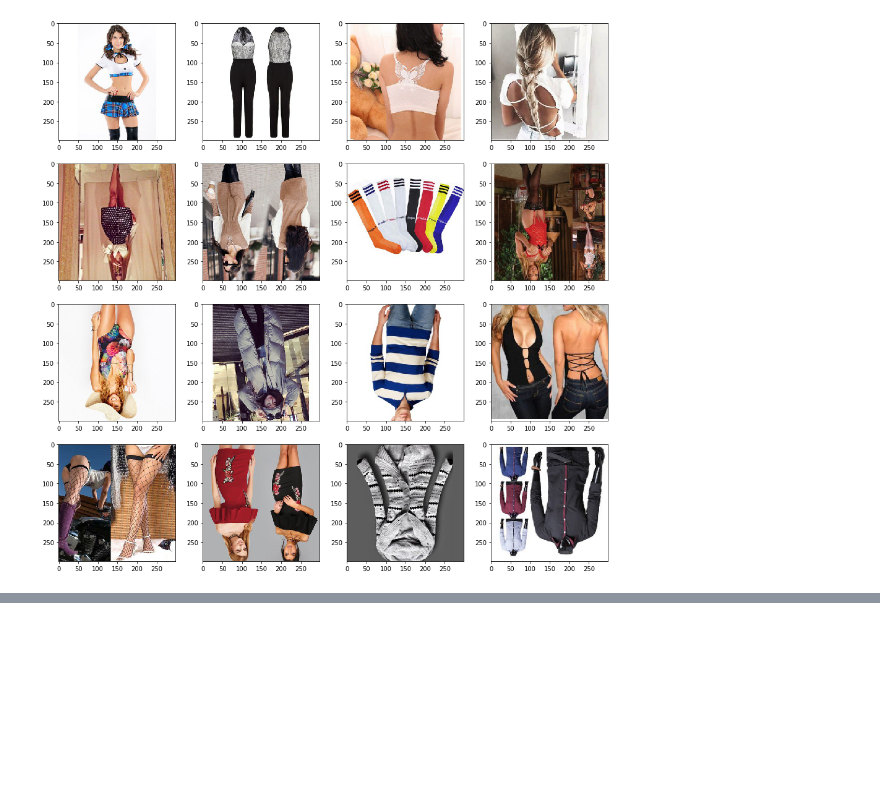
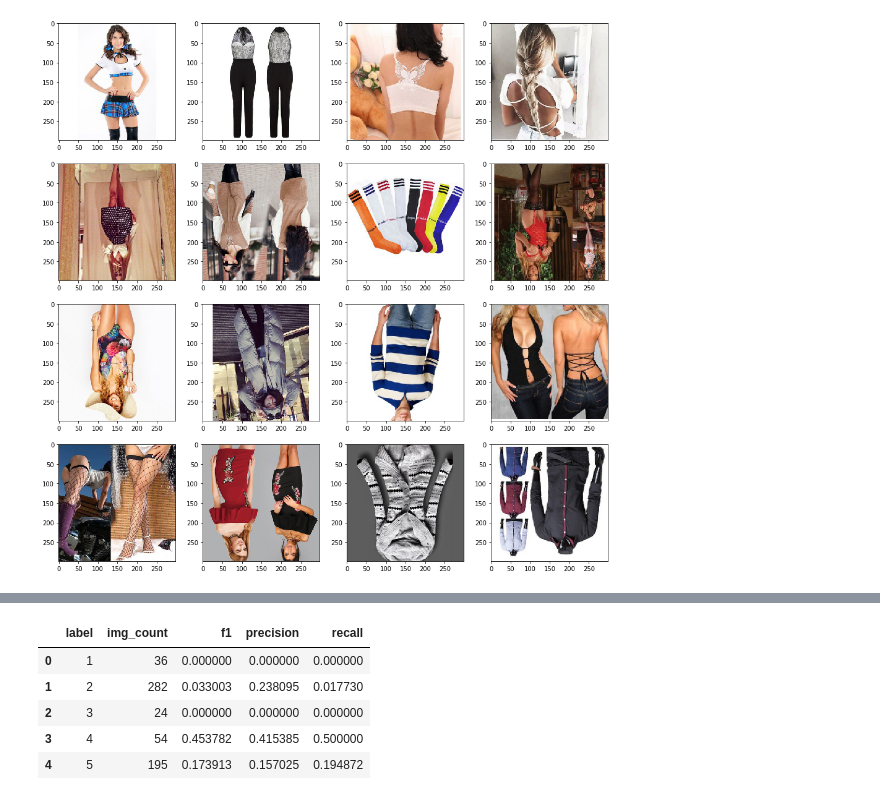
Before and after one commit to minfawang/cs231n-fashion, a Jupyter notebook: code/code_test.ipynb, the cells around one changed output, grey strips where cells are left out. Cells and saved outputs as stored; diff of their text form; code cells hidden in the pictures; blank space fills up the shorter version.

```diff
--- a/code/code_test.ipynb
+++ b/code/code_test.ipynb
@@ -354,0 +410,5 @@ for i in range(nrows):
+# %%
+valid_truth_img_to_labels_map = {
+    int(image['imageId']) : map(int, annotation['labelId'])
+    for image, annotation in zip(valid_json['images'], valid_json['annotations'])
+}
@@ -354,0 +429,14 @@ for i in range(nrows):
+# %%
+from collections import defaultdict
+
+def reverse_img_to_labels_map(img_to_labels_map):
+    label_to_imgs_map = defaultdict(list)
+    for img_id, labels in img_to_labels_map.items():
+        for label_id in labels:
+            label_to_imgs_map[label_id] += img_id,
+    return label_to_imgs_map
+
+valid_pred_label_to_imgs_map = reverse_img_to_labels_map(valid_pred_img_to_labels_map)
+valid_truth_label_to_imgs_map = reverse_img_to_labels_map(valid_truth_img_to_labels_map)
+print('valid pred labels: {}'.format(len(valid_pred_label_to_imgs_map)))
+print('valid truth labels: {}'.format(len(valid_truth_label_to_imgs_map)))
@@ -354,0 +481,29 @@ for i in range(nrows):
+# %%
+import pandas as pd
+
+def create_f1_df(pred_label_to_imgs_map, truth_label_to_imgs_map):
+    f1_dict = {
+        'label': [],
+        'img_count': [],
+        'f1': [],
+        'precision': [],
+        'recall': [],
+    }
+
+    for label_id in range(1, 229):
+        img_count = len(truth_label_to_imgs_map.get(label_id, []))
+        f1, precision, recall = get_f1_for_label(label_id, pred_label_to_imgs_map, truth_label_to_imgs_map)
+
+        f1_dict['label'] += label_id,
+        f1_dict['img_count'] += img_count,
+        f1_dict['f1'] += f1,
+        f1_dict['precision'] += precision,
+        f1_dict['recall'] += recall,
+
+
+    f1_df = pd.DataFrame.from_dict(f1_dict)
+    return f1_df
+
+f1_df = create_f1_df(valid_pred_label_to_imgs_map, valid_truth_label_to_imgs_map)
+f1_df.head()
+# %% [output]
@@ -354,0 +513,6 @@ for i in range(nrows):
+|  | label | img_count | f1 | precision | recall |
+| 0 | 1 | 36 | 0.000000 | 0.000000 | 0.000000 |
+| 1 | 2 | 282 | 0.033003 | 0.238095 | 0.017730 |
+| 2 | 3 | 24 | 0.000000 | 0.000000 | 0.000000 |
+| 3 | 4 | 54 | 0.453782 | 0.415385 | 0.500000 |
+| 4 | 5 | 195 | 0.173913 | 0.157025 | 0.194872 |
```
Also changed, not shown: parts of 11 cells of this notebook.
